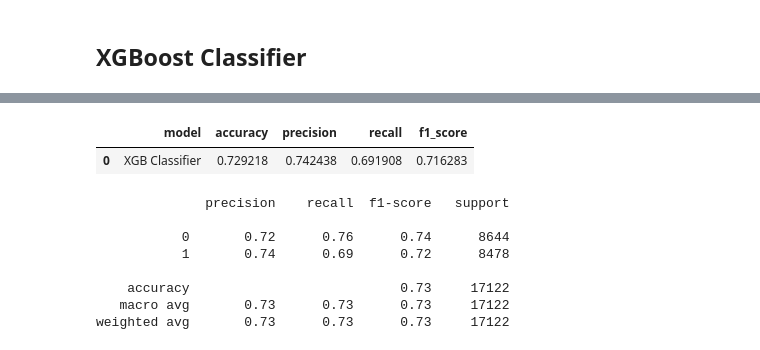
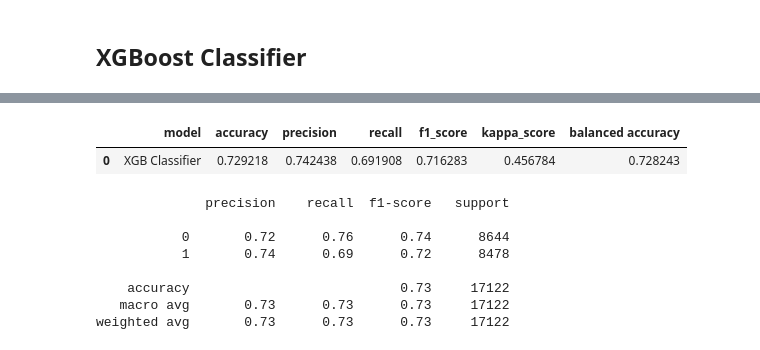
Before and after one commit to felipedmnq/Cardiac-disease-prediction, a Jupyter notebook: Notebooks/Cardiovascular_disease_prediction.ipynb, the cells around one changed output, grey strips where cells are left out. Cells and saved outputs as stored; diff of their text form; code cells hidden in the pictures.

```diff
--- a/Notebooks/Cardiovascular_disease_prediction.ipynb
+++ b/Notebooks/Cardiovascular_disease_prediction.ipynb
@@ -563,12 +578,17 @@ XGB_cross_val__avg_acc = cross_val_score(XGB_model, x_train, y_train, cv = 5).me
 XGB_precision = precision_score(y_test, y_hat_XGB)
 XGB_recall = recall_score(y_test, y_hat_XGB)
 XGB_f1_score = f1_score(y_test, y_hat_XGB)
+XGB_Kappa_score = cohen_kappa_score(y_test, y_hat_XGB)
+XGB_balanced_acc = balanced_accuracy_score(y_test, y_hat_XGB)
+
 
 XGB_metrics = pd.DataFrame({'model':['XGB Classifier'],
                            'accuracy':[XGB_cross_val__avg_acc],
                            'precision':[XGB_precision],
                            'recall':[XGB_recall],
-                           'f1_score':[XGB_f1_score]})
+                           'f1_score':[XGB_f1_score],
+                           'kappa_score': [XGB_Kappa_score],
+                           'balanced accuracy':[XGB_balanced_acc]})
 
 XGB_metrics
 # %% [output]
@@ -581,5 +601,5 @@ XGB_metrics
-|  | model | accuracy | precision | recall | f1_score |
-| 0 | XGB Classifier | 0.729218 | 0.742438 | 0.691908 | 0.716283 |
+|  | model | accuracy | precision | recall | f1_score | kappa_score | balanced accuracy |
+| 0 | XGB Classifier | 0.729218 | 0.742438 | 0.691908 | 0.716283 | 0.456784 | 0.728243 |
 # %%
 print(classification_report(y_test, y_hat_XGB))
 # %% [output]
```
Also changed, not shown: parts of 20 cells of this notebook.
